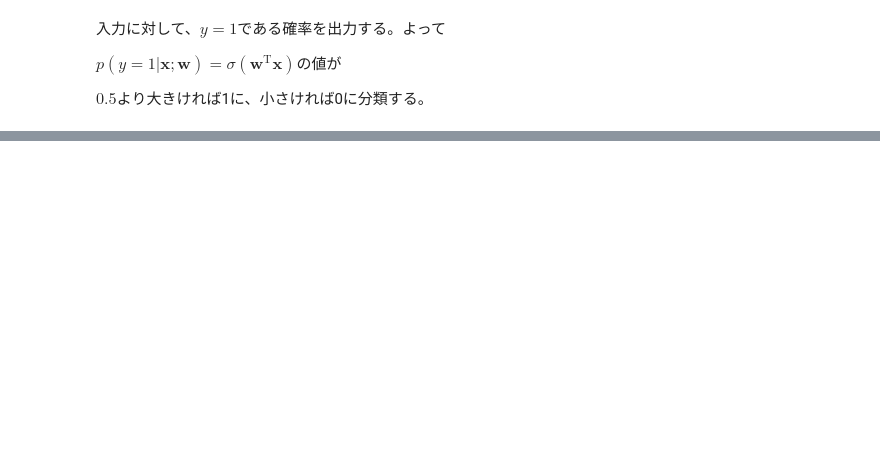
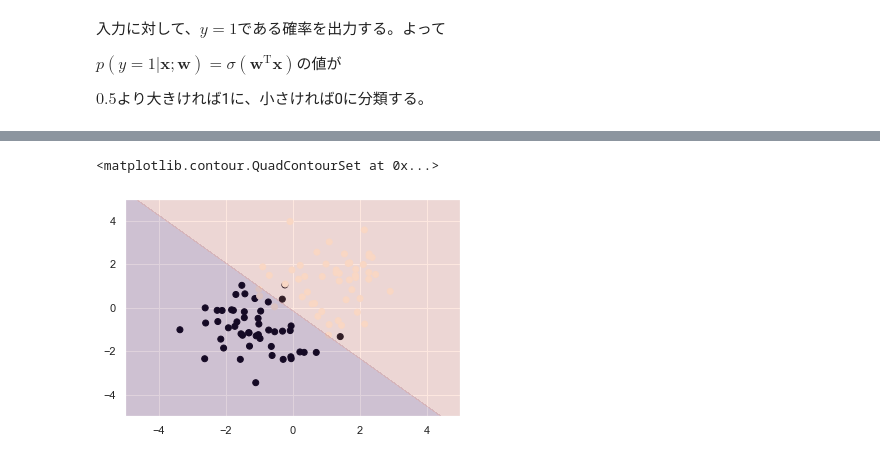
Before and after one commit to MatSoich/RabbitChallenge, a Jupyter notebook: 機械学習/codes/3.ロジスティック回帰モデル.ipynb, the cells around one changed output, grey strips where cells are left out. Saved outputs shown, nothing was run; the diff lists cells and outputs as text; code cells hidden in the pictures; blank space fills up the shorter version.

```diff
--- a/機械学習/codes/3.ロジスティック回帰モデル.ipynb
+++ b/機械学習/codes/3.ロジスティック回帰モデル.ipynb
@@ -107,8 +210,3 @@ $\displaystyle \boldsymbol{w} \leftarrow \boldsymbol{w} - \eta \frac{\partial }{
 # %%
 def add_one(x):
     return np.concatenate([np.ones(len(x))[:,None], x], axis=1)
-# %%
-#運賃だけのリストを作成
-x_train = titanic_df.loc[:,["AgeFill","Fare"]]
-#生死フラグのみのリストを作成
-y_train = titanic_df.loc[:,"Survived"]
@@ -123,19 +217,19 @@ def sigmoid(x):
     funclist = [1e-15, lambda a: 1.0 / (1.0 + np.exp(-a)), 1.0 - 1e-15]
     return np.piecewise(x, condlist, funclist)
 
-def sgd(X_train, max_iter, eta):
+def sgd(X_train, Y_train,max_iter, eta):
     w = np.zeros(X_train.shape[1])
     for _ in range(max_iter):
         w_prev = np.copy(w)
         sigma = sigmoid(np.dot(X_train, w))
-        grad = np.dot(X_train.T, (sigma - y_train))
+        grad = np.dot(X_train.T, (sigma - Y_train))
         w -= eta * grad
         if np.allclose(w, w_prev):
             return w
     return w
 X_train = add_one(x_train)
-max_iter=891
+max_iter=100
 eta = 0.01
-w = sgd(X_train, max_iter, eta)
+w = sgd(X_train,y_train, max_iter, eta)
 print(w)
 # %% [output]
@@ -149,7 +243,7 @@ $p(y=1 | \boldsymbol{x}; \boldsymbol{w}) = \sigma (\boldsymbol{w}^{\mathrm{T}} \
 
 $0.5$より大きければ1に、小さければ0に分類する。
 # %%
-xx0, xx1 = np.meshgrid(np.linspace(-5, 5, 891), np.linspace(-5, 5, 891))
+xx0, xx1 = np.meshgrid(np.linspace(-5, 5, 100), np.linspace(-5, 5, 100))
 xx = np.array([xx0, xx1]).reshape(2, -1).T
 # %%
 X_test = add_one(xx)
@@ -198,0 +272,6 @@ model.predict([[61]])
+# %%
+plt.scatter(x_train[:, 0], x_train[:, 1], c=y_train)
+plt.contourf(xx0, xx1, proba.reshape(100, 100), alpha=0.2, levels=np.linspace(0, 1, 3))
+# %% [output]
+<matplotlib.contour.QuadContourSet at 0x...>
+[figure, added]
```
Also changed, not shown: parts of 69 cells of this notebook, 2 other files.
